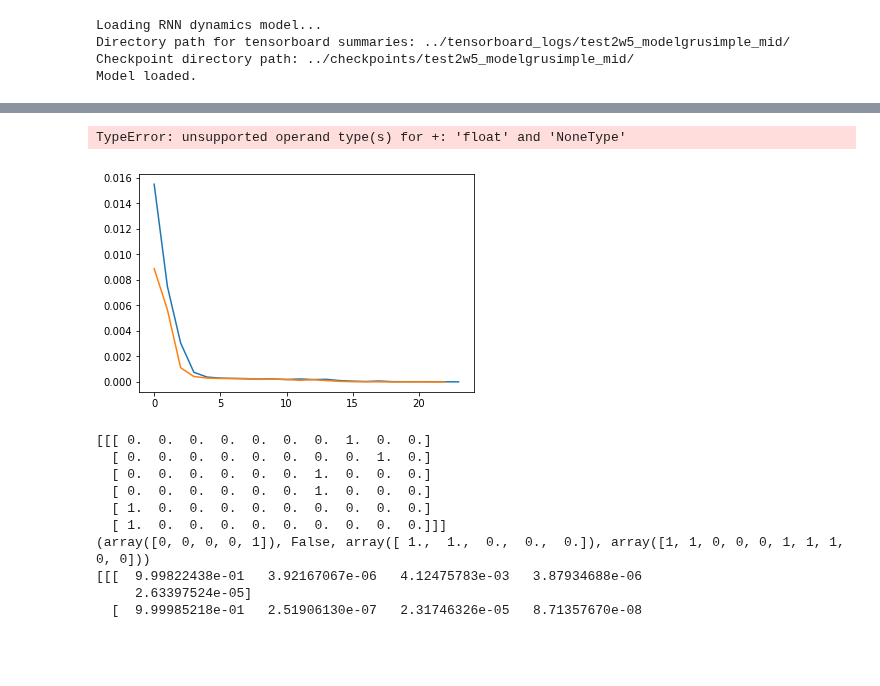
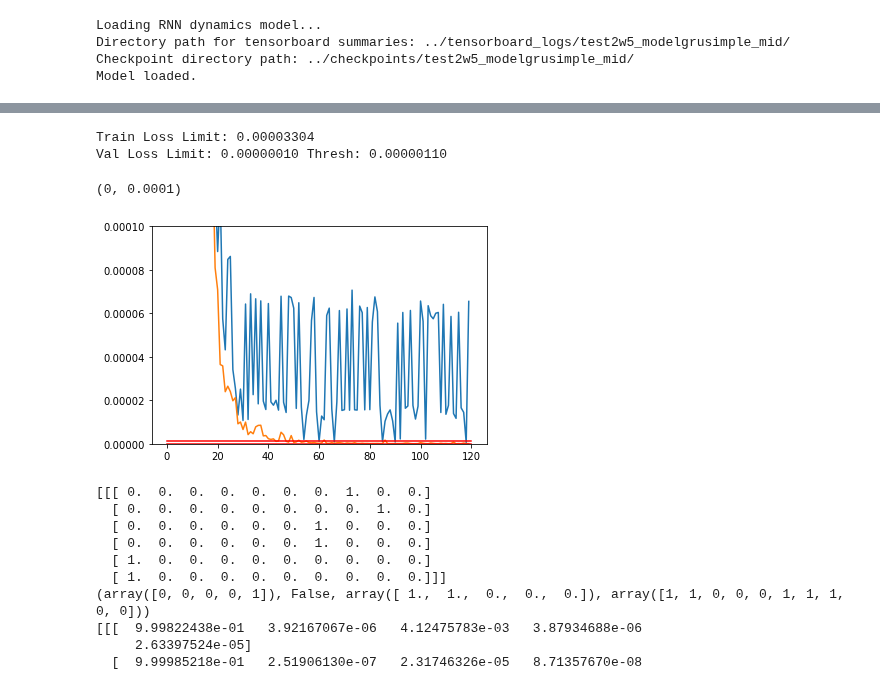
Before and after one commit to lisa-1010/smart-tutor, a Jupyter notebook: code/test_mcts.ipynb, the cells around one changed output, grey strips where cells are left out. Drawn from its saved outputs; the diff is of its cells as text; code cells hidden in the pictures; blank space fills up the shorter version.

Commit message:
trying for training stability again

```diff
--- a/code/test_mcts.ipynb
+++ b/code/test_mcts.ipynb
@@ -149,36 +147,25 @@ KeyboardInterrupt:
 # %%
 # binary crossentropy doesn't work
-# default batch size of 64 with 100000 trajectories is 1562.5 iters per epoch
-# which means 40 epochs is 62,500 iters
 train_loss = np.array([np.mean([ts.global_loss for ts in batch]) for batch in ecall.tstates])
-val_loss = np.array([batch[-1].val_loss for batch in ecall.tstates])
+val_loss = np.array([batch[-1].val_loss if batch[-1].val_loss is not None else 0.0 for batch in ecall.tstates])
 figure()
 plot(train_loss)
 plot(val_loss)
 last_val_loss = np.mean(val_loss[-2:])
 val_loss_thres = last_val_loss + 0.000001
 last_train_loss = np.mean(train_loss[-2:])
 #xlim(40,50)
 six.print_('Train Loss Limit: {:.8f}'.format(last_train_loss))
 six.print_('Val Loss Limit: {:.8f} Thresh: {:.8f}'.format(last_val_loss, val_loss_thres))
 plot([0,train_loss.shape[0]], [last_val_loss,last_val_loss], color='#ff0000')
 plot([0,train_loss.shape[0]], [val_loss_thres,val_loss_thres], color='#ff0000')
 #ylim(last_val_loss - 0.00001, last_val_loss + 0.00002)
-ylim(0,0.00002)
-# training length 7
-# trying gru simple mid size with learning rate 0.01: seems like about <40 epochs is good enough
-# gru simple small size with lr 0.01: looks like 34 is enough
-# simple mid size of lr 0.01: looks like 34 is enough
-# simple small size of lr 0.01: looks like 34 is enough
-# try it out dropout=0.8
-# gru simple mid size lr 0.01: doesn't seem like 70 eps is enough, though after 40 it seems stable, val loss seems to converge much earlier
-# simple mid size lr 0.01: doesn't seem like 60 is enough, kinda stable-ish? after 30 epochs, validation loss also seems mostly stable
-# overall it seems like 40 epochs is enough for everything, small, mid, or dropout
-# training length 6
-# looks like 50 epochs is needed to stablize
+ylim(0,0.0001)
 # %% [output]
-TypeError: unsupported operand type(s) for +: 'float' and 'NoneType'
+Train Loss Limit: 0.00003304
+Val Loss Limit: 0.00000010 Thresh: 0.00000110
+(0, 0.0001)
-[figure, old version]
+[figure, new version]
 # %%
 # predict a bit
 dataix = 4
```
Also changed, not shown: parts of 5 cells of this notebook, 2 other files.
